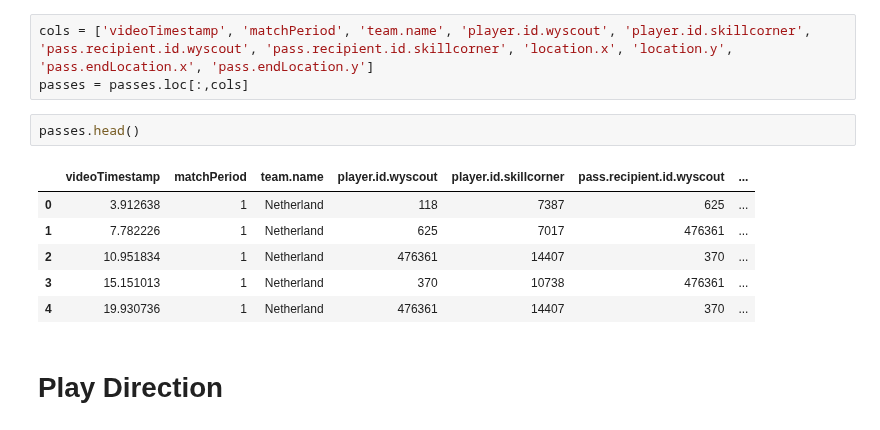
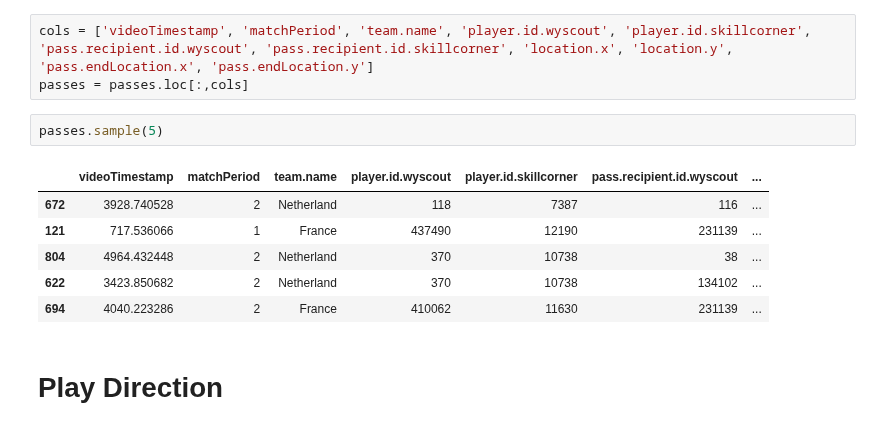
Before and after one commit to ariskoutris/defensive-passing-networks, a Jupyter notebook: src/notebooks/pass_tables.ipynb, the cells around one changed output. Saved outputs shown, nothing was run; the diff lists cells and outputs as text.

```diff
--- a/src/notebooks/pass_tables.ipynb
+++ b/src/notebooks/pass_tables.ipynb
@@ -157,15 +129,15 @@ passes.rename(columns={'player_id_sk': 'pass.recipient.id.skillcorner'}, inplace
 # %%
 cols = ['videoTimestamp', 'matchPeriod', 'team.name', 'player.id.wyscout', 'player.id.skillcorner', 'pass.recipient.id.wyscout', 'pass.recipient.id.skillcorner', 'location.x', 'location.y', 'pass.endLocation.x', 'pass.endLocation.y']
 passes = passes.loc[:,cols]
-# %%
-passes.head()
-# %% [output]
-|  | videoTimestamp | matchPeriod | team.name | player.id.wyscout | player.id.skillcorner | pass.recipient.id.wyscout | ... |
-| 0 | 3.912638 | 1 | Netherland | 118 | 7387 | 625 | ... |
-| 1 | 7.782226 | 1 | Netherland | 625 | 7017 | 476361 | ... |
-| 2 | 10.951834 | 1 | Netherland | 476361 | 14407 | 370 | ... |
-| 3 | 15.151013 | 1 | Netherland | 370 | 10738 | 476361 | ... |
-| 4 | 19.930736 | 1 | Netherland | 476361 | 14407 | 370 | ... |
+# %%
+passes.sample(5)
+# %% [output]
+|  | videoTimestamp | matchPeriod | team.name | player.id.wyscout | player.id.skillcorner | pass.recipient.id.wyscout | ... |
+| 672 | 3928.740528 | 2 | Netherland | 118 | 7387 | 116 | ... |
+| 121 | 717.536066 | 1 | France | 437490 | 12190 | 231139 | ... |
+| 804 | 4964.432448 | 2 | Netherland | 370 | 10738 | 38 | ... |
+| 622 | 3423.850682 | 2 | Netherland | 370 | 10738 | 134102 | ... |
+| 694 | 4040.223286 | 2 | France | 410062 | 11630 | 231139 | ... |
 # %% [markdown]
 # Play Direction
 # %%
```
Also changed, not shown: parts of 32 cells of this notebook, 8 other files.
